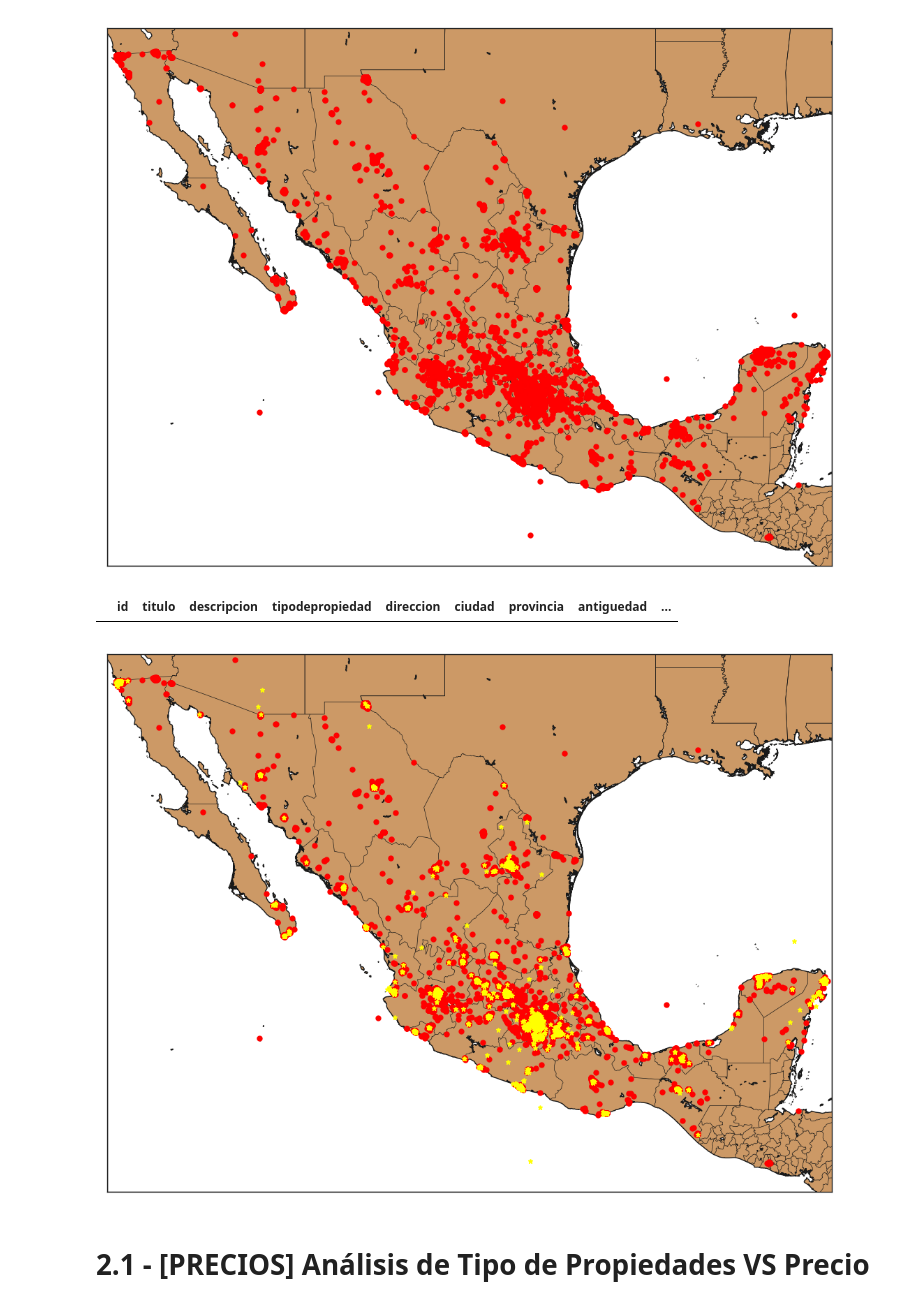
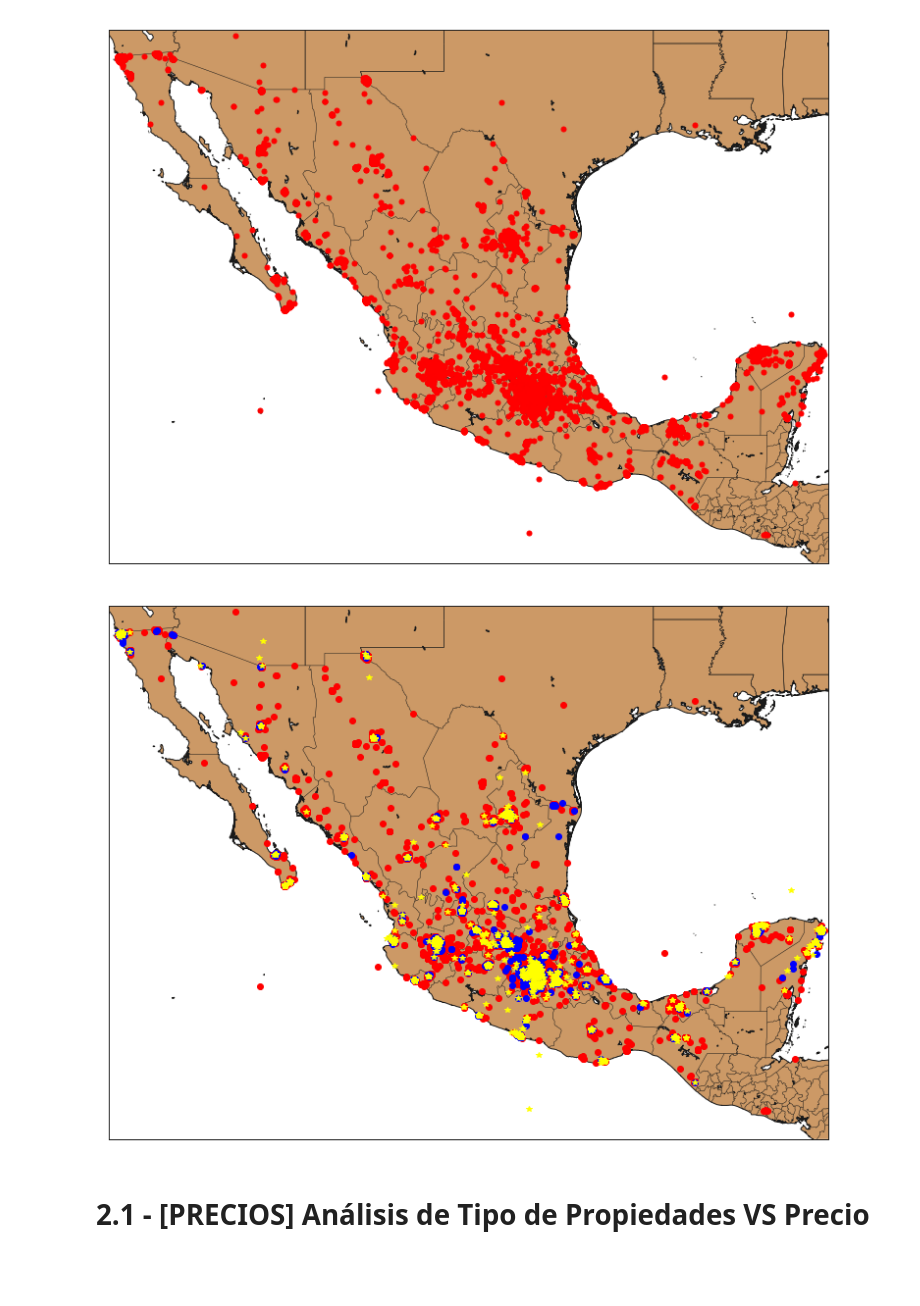
Before and after one commit to luctiz/Grupo43-TP1, a Jupyter notebook: TP1.ipynb, the cells around one changed output. Drawn from its saved outputs; the diff is of its cells as text; code cells hidden in the pictures; blank space fills up the shorter version.

```diff
--- a/TP1.ipynb
+++ b/TP1.ipynb
@@ -179,13 +174,9 @@ plt.show()
 # %%
 casas = df[df['tipodepropiedad']=='Casa']
 apartamentos = df[df['tipodepropiedad']=='Apartamento']
-condominios = df[df['tipodepropiedad']=='Casa de condominio']
+condominios = df[df['tipodepropiedad']=='Casa en condominio']
 terrenos = df[df['tipodepropiedad']=='Local Comercial']
 comercios = df[df['tipodepropiedad']=='Oficina Comercial']
-# %%
-condominios.head()
-# %% [output]
-|  | id | titulo | descripcion | tipodepropiedad | direccion | ciudad | provincia | antiguedad | ... |
 # %%
 # Creamos la lista de latitudes y longitudes.
 lats, lons = list(casas['lat']), list(casas['lng'])
@@ -195,32 +186,32 @@ lats2, lons2 = list(condominios['lat']), list(condominios['lng'])
 # %%
 ##Analizo sobre Mexico todas las publicaciones
 figu2, ax = plt.subplots(figsize=(20,10))
 eq_map2 = Basemap(projection='merc',
                   lat_0 = 23, lon_0 = -102,
                   resolution = 'h', area_thresh = 0.1,
                   llcrnrlon=lon-15.5, llcrnrlat=lat-10.5,
                   urcrnrlon=lon+15.5, urcrnrlat=lat+10.5)
 eq_map2.drawcoastlines()
 eq_map2.drawcountries()
 eq_map2.fillcontinents(color = '#cc9966')
 eq_map2.drawmapboundary()
 eq_map2.drawstates()
 
 ## Coordenadas a posiciones
 x,y = eq_map2(lons, lats)
-eq_map2.plot(x, y, 'o',c='red', markersize=5)
+eq_map2.plot(x, y, 'o',c='red', markersize=6)
 
 c,d = eq_map2(lons2, lats2)
-eq_map2.plot(c, d, 'o',c='blue', markersize=5)
+eq_map2.plot(c, d, 'o',c='blue', markersize=6)
 
 a,b = eq_map2(lons1, lats1)
-eq_map2.plot(a, b, '*',c='yellow', markersize=5)
+eq_map2.plot(a, b, '*',c='yellow', markersize=6)
 
 
 
 plt.show()
 # %% [output]
-[figure, old version]
+[figure, new version]
 # %% [markdown]
 # **2.1 - [PRECIOS] Análisis de Tipo de Propiedades VS Precio**
 # %%
```
Also changed, not shown: parts of 61 cells of this notebook.
